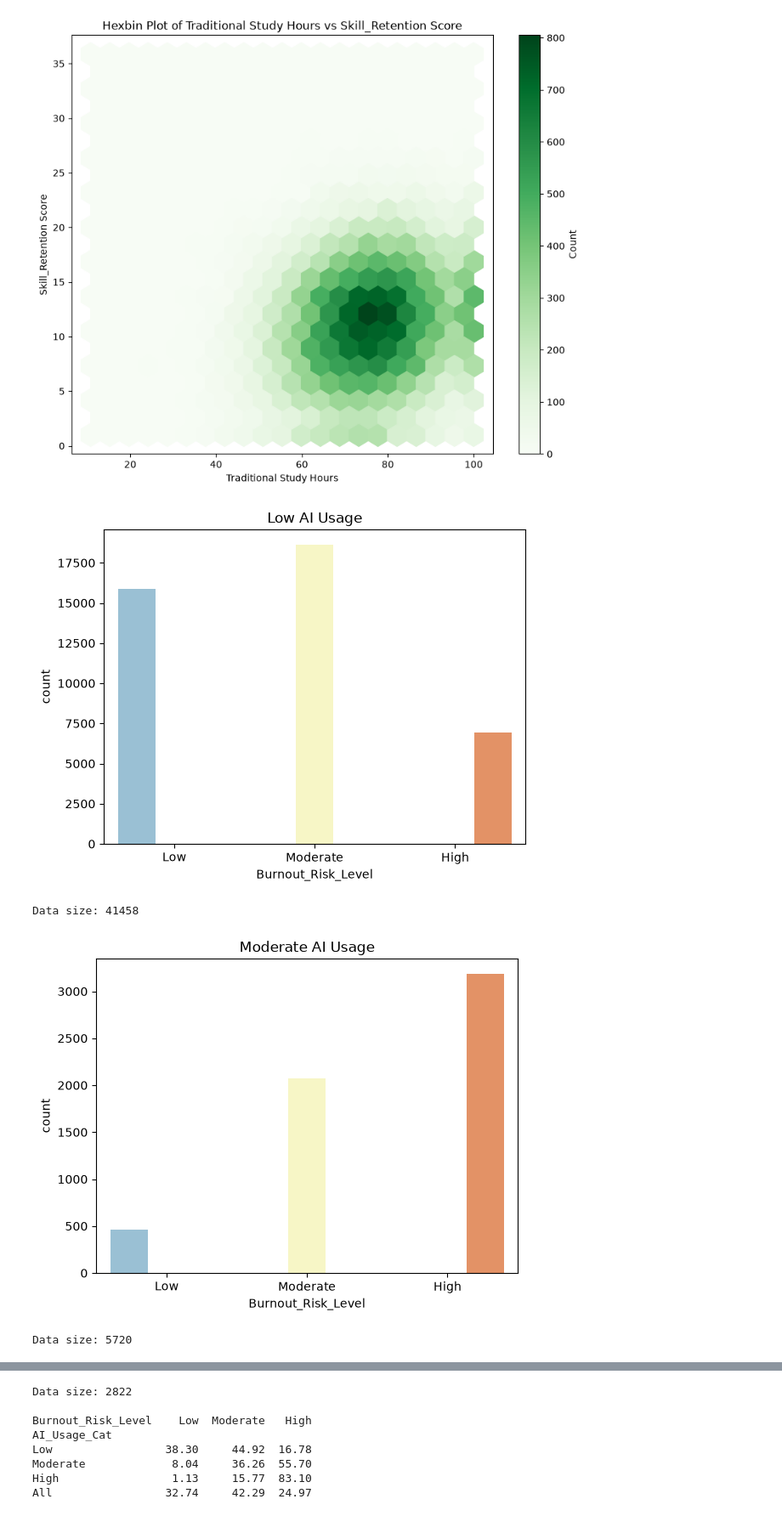
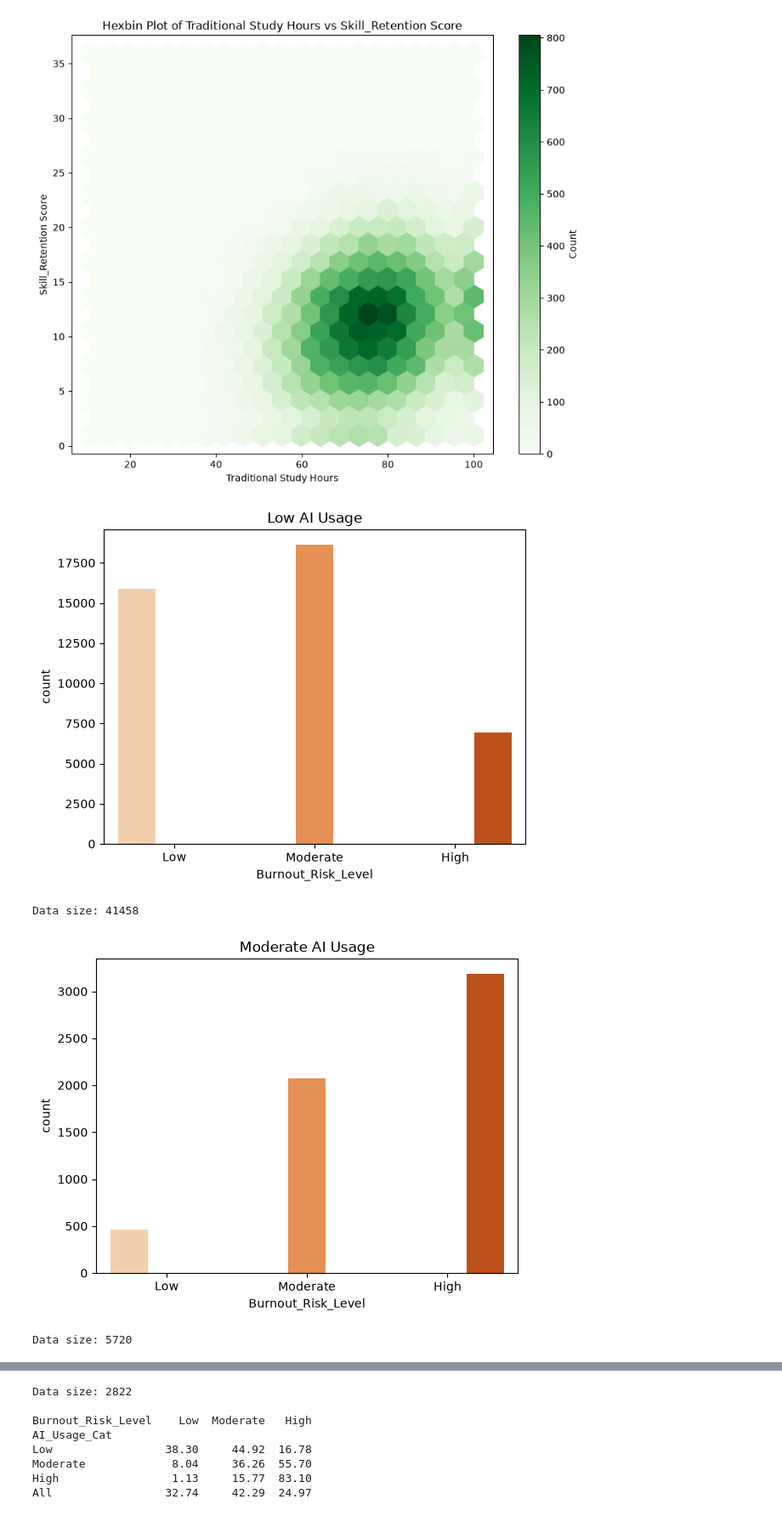
Before and after one commit to M3rkvry/gen_ai_student_impact_prj, a Jupyter notebook: analysis.ipynb, the cells around one changed output, grey strips where cells are left out. Shown at 85% size. Saved outputs shown, nothing was run; the diff lists cells and outputs as text; code cells hidden in the pictures.

```diff
--- a/analysis.ipynb
+++ b/analysis.ipynb
@@ -431,18 +446,18 @@ plt.show()
 # %%
 #look at the distribution of burnout risk levels across different AI usage categories
 for val in data['AI_Usage_Cat'].cat.categories.unique():
     subset=data[data['AI_Usage_Cat'] == val]
 
-    sns.countplot(data=subset , x='Burnout_Risk_Level', hue='Burnout_Risk_Level',palette='RdYlBu_r')
+    sns.countplot(data=subset , x='Burnout_Risk_Level', hue='Burnout_Risk_Level',palette='Oranges')
     plt.title(f'{val} AI Usage')
     plt.show()
     print(f'Data size: {len(subset)}', '\n')
 #create a crosstab table for AI usage and burnout risk levels to show as percentages
 ai_burnout_crostab = round(pd.crosstab(data['AI_Usage_Cat'], data['Burnout_Risk_Level'], margins=True, normalize='index') * 100, 2)
 
 print(ai_burnout_crostab)
 # %% [output]
-[figure, old version]
+[figure, new version]
 Data size: 41458
-[figure, old version]
+[figure, new version]
 Data size: 5720
```
Also changed, not shown: parts of 6 cells of this notebook, 1 other file.
